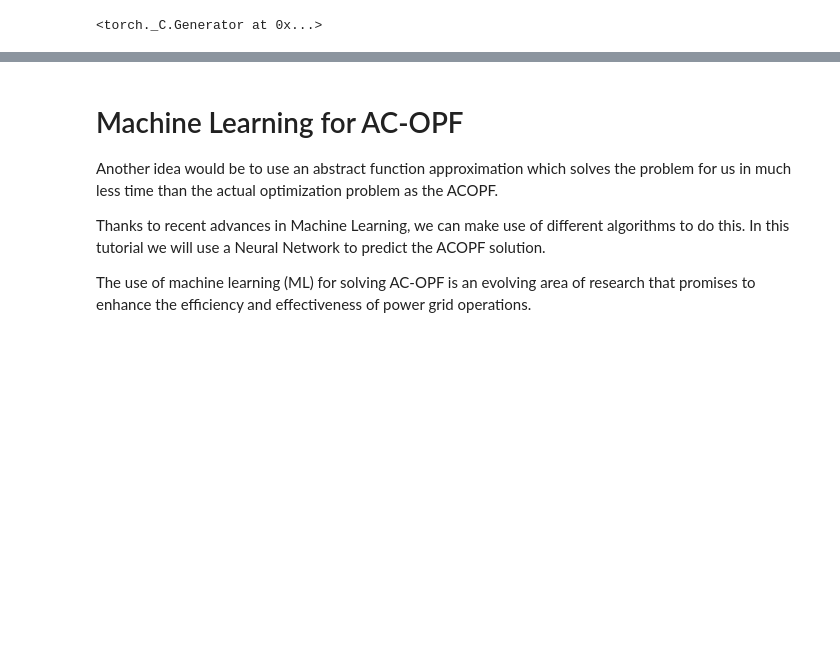
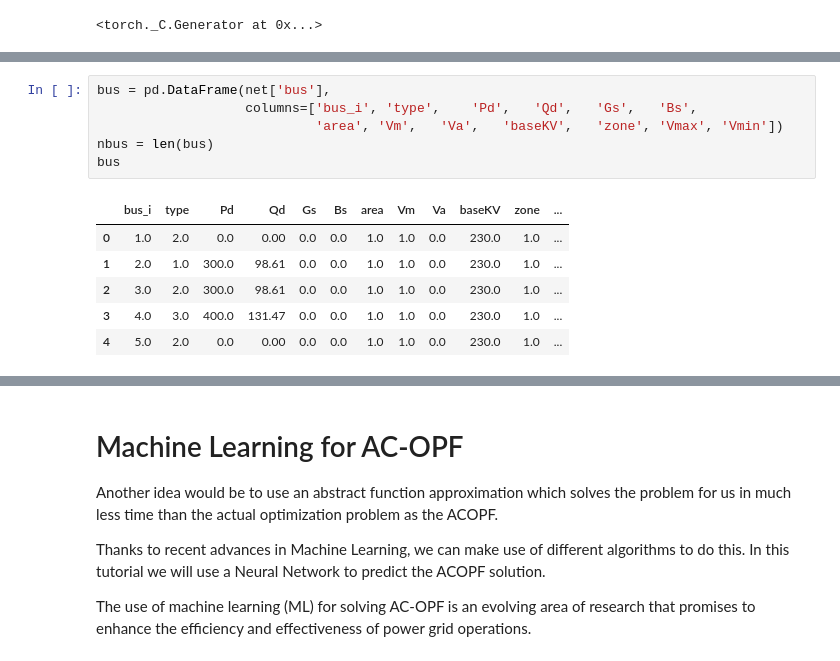
Before and after one commit to stanislawMarciniak/optimal-power-flow, a Jupyter notebook: optimal-power-flow.ipynb, the cells around one changed output, grey strips where cells are left out. Saved outputs shown, nothing was run; the diff lists cells and outputs as text; blank space fills up the shorter version.

```diff
--- a/optimal-power-flow.ipynb
+++ b/optimal-power-flow.ipynb
@@ -60,0 +114,13 @@ torch.manual_seed(SEED)
+# %%
+bus = pd.DataFrame(net['bus'],
+                   columns=['bus_i', 'type',	'Pd',	'Qd',	'Gs',	'Bs',
+                            'area',	'Vm',	'Va',	'baseKV',	'zone',	'Vmax',	'Vmin'])
+nbus = len(bus)
+bus
+# %% [output]
+|  | bus_i | type | Pd | Qd | Gs | Bs | area | Vm | Va | baseKV | zone | ... |
+| 0 | 1.0 | 2.0 | 0.0 | 0.00 | 0.0 | 0.0 | 1.0 | 1.0 | 0.0 | 230.0 | 1.0 | ... |
+| 1 | 2.0 | 1.0 | 300.0 | 98.61 | 0.0 | 0.0 | 1.0 | 1.0 | 0.0 | 230.0 | 1.0 | ... |
+| 2 | 3.0 | 2.0 | 300.0 | 98.61 | 0.0 | 0.0 | 1.0 | 1.0 | 0.0 | 230.0 | 1.0 | ... |
+| 3 | 4.0 | 3.0 | 400.0 | 131.47 | 0.0 | 0.0 | 1.0 | 1.0 | 0.0 | 230.0 | 1.0 | ... |
+| 4 | 5.0 | 2.0 | 0.0 | 0.00 | 0.0 | 0.0 | 1.0 | 1.0 | 0.0 | 230.0 | 1.0 | ... |
```
Also changed, not shown: parts of 11 cells of this notebook, 1 other file.
